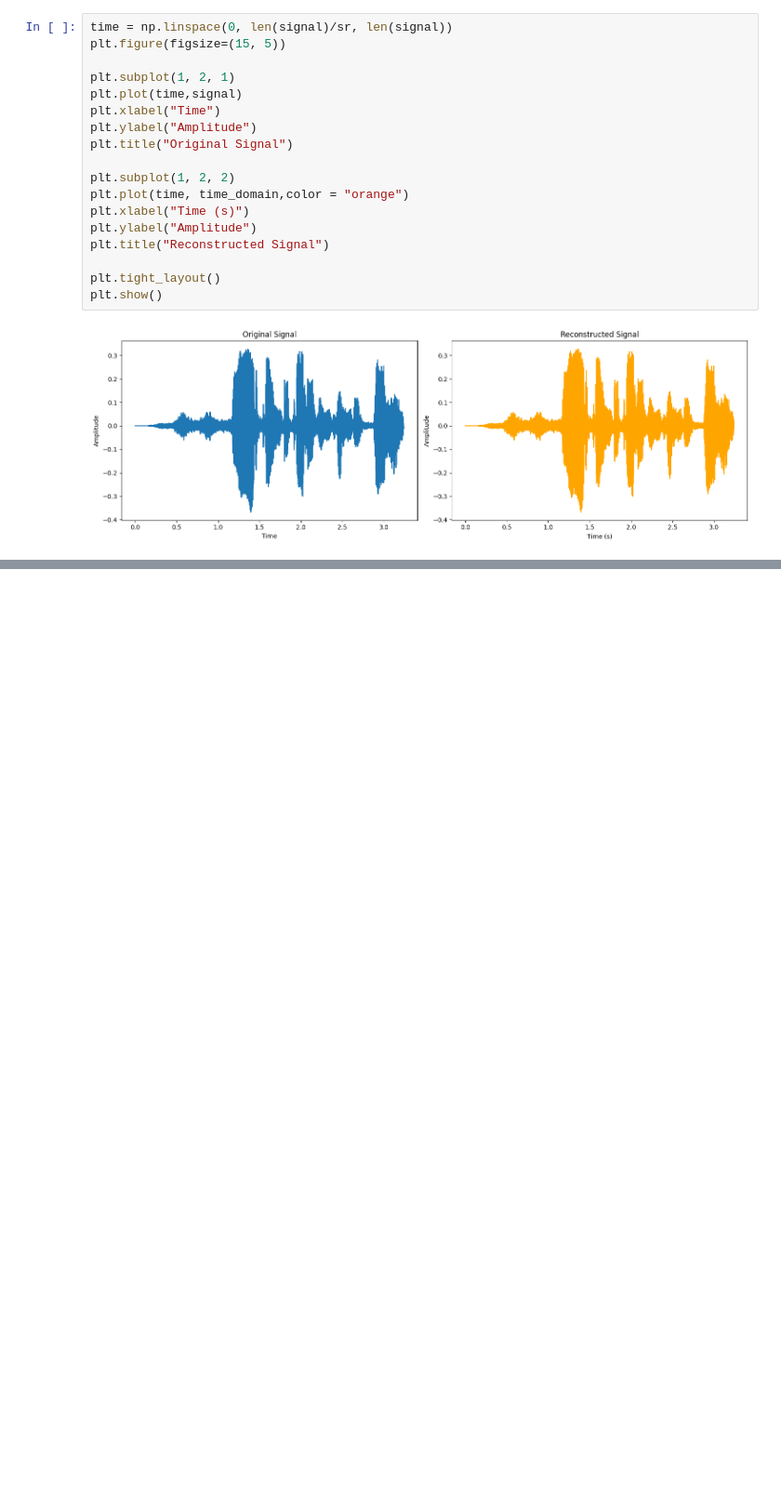
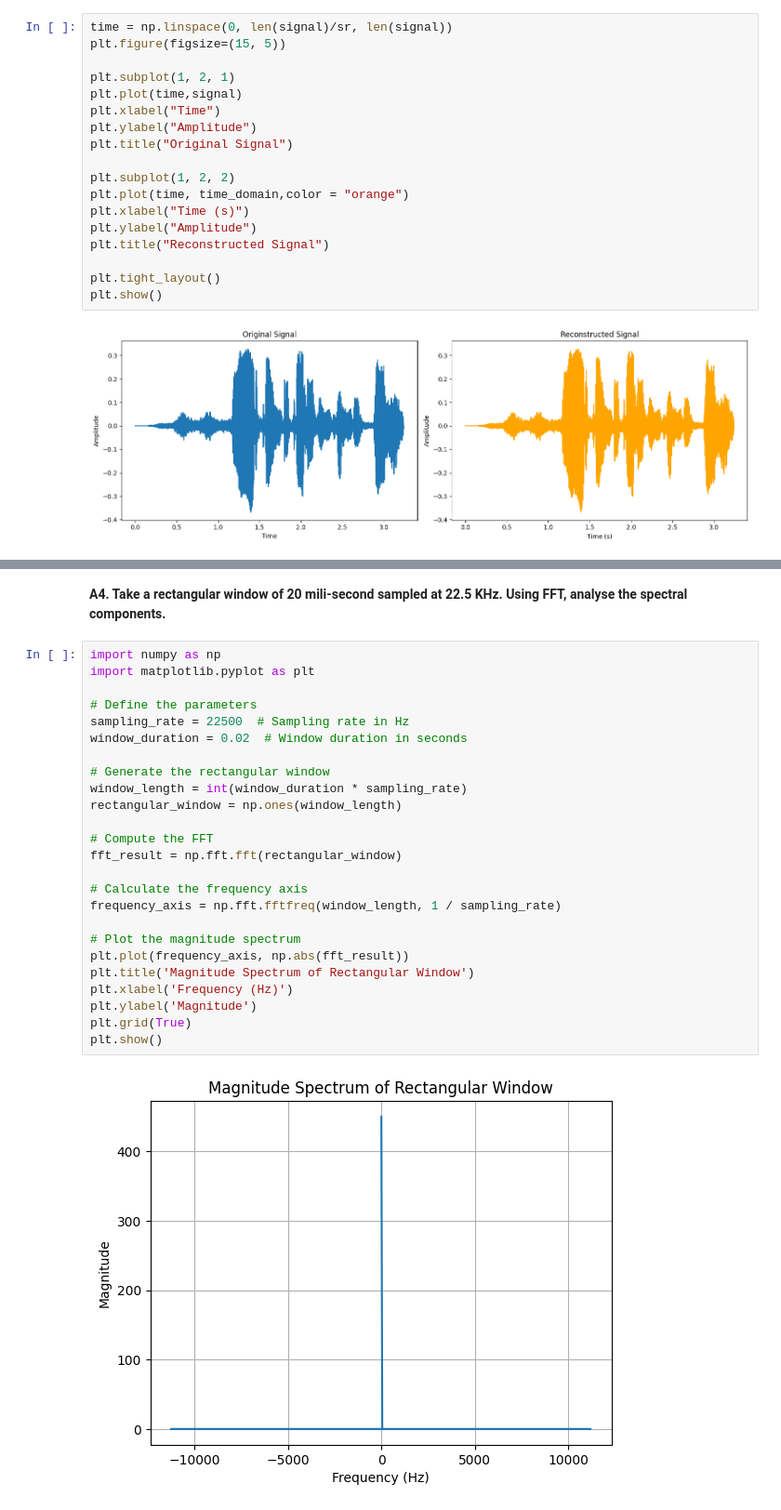
Before and after one commit to Ruchith1018/AI-in-Speech-processing, a Jupyter notebook: Lab04/21017_lab_04.ipynb, the cells around one changed output, grey strips where cells are left out. Shown at 93% size. Cells and saved outputs as stored; diff of their text form; blank space fills up the shorter version.

```diff
--- a/Lab04/21017_lab_04.ipynb
+++ b/Lab04/21017_lab_04.ipynb
@@ -87,0 +104,29 @@ plt.show()
+# %% [markdown]
+**A4. Take a rectangular window of 20 mili-second sampled at 22.5 KHz. Using FFT, analyse the spectral components.**
+# %%
+import numpy as np
+import matplotlib.pyplot as plt
+
+# Define the parameters
+sampling_rate = 22500  # Sampling rate in Hz
+window_duration = 0.02  # Window duration in seconds
+
+# Generate the rectangular window
+window_length = int(window_duration * sampling_rate)
+rectangular_window = np.ones(window_length)
+
+# Compute the FFT
+fft_result = np.fft.fft(rectangular_window)
+
+# Calculate the frequency axis
+frequency_axis = np.fft.fftfreq(window_length, 1 / sampling_rate)
+
+# Plot the magnitude spectrum
+plt.plot(frequency_axis, np.abs(fft_result))
+plt.title('Magnitude Spectrum of Rectangular Window')
+plt.xlabel('Frequency (Hz)')
+plt.ylabel('Magnitude')
+plt.grid(True)
+plt.show()
+# %% [output]
+[figure, added]
```
Also changed, not shown: parts of 7 cells of this notebook.
